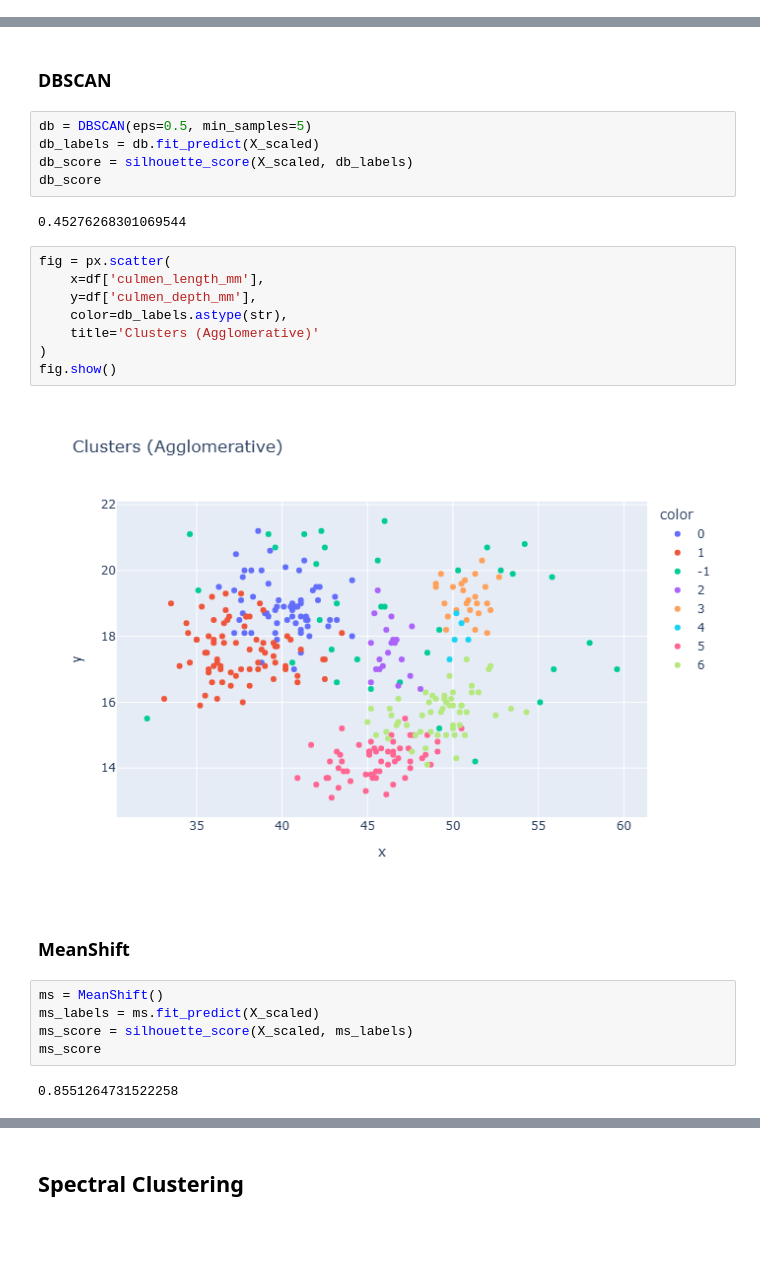
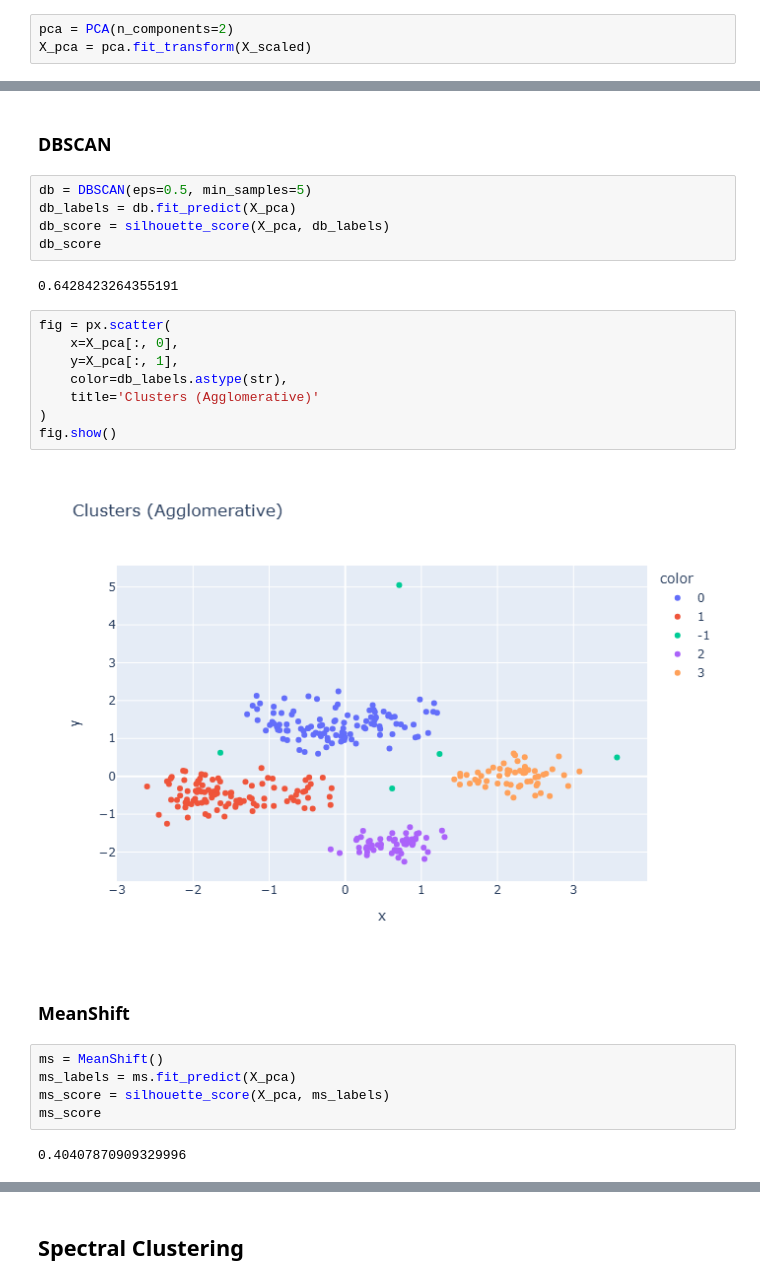
Before and after one commit to yashdeshpandex1/Clustering_Penguin_Groups, a Jupyter notebook: clustering_penguins_groups.ipynb, the cells around one changed output, grey strips where cells are left out. Drawn from its saved outputs; the diff is of its cells as text; blank space fills up the shorter version.

```diff
--- a/clustering_penguins_groups.ipynb
+++ b/clustering_penguins_groups.ipynb
@@ -86,0 +101,3 @@ df[cat_cols] = df[cat_cols].astype('category')
+# %%
+pca = PCA(n_components=2)
+X_pca = pca.fit_transform(X_scaled)
@@ -164,29 +178,29 @@ fig.show()
 ### DBSCAN
 # %%
 db = DBSCAN(eps=0.5, min_samples=5)
-db_labels = db.fit_predict(X_scaled)
-db_score = silhouette_score(X_scaled, db_labels)
+db_labels = db.fit_predict(X_pca)
+db_score = silhouette_score(X_pca, db_labels)
 db_score
 # %% [output]
-0.45276268301069544
+0.6428423264355191
 # %%
 fig = px.scatter(
-    x=df['culmen_length_mm'],
-    y=df['culmen_depth_mm'],
+    x=X_pca[:, 0],
+    y=X_pca[:, 1],
     color=db_labels.astype(str),
     title='Clusters (Agglomerative)'
 )
 fig.show()
 # %% [output]
-[figure, old version]
+[figure, new version]
 # %% [markdown]
 ### MeanShift
 # %%
 ms = MeanShift()
-ms_labels = ms.fit_predict(X_scaled)
-ms_score = silhouette_score(X_scaled, ms_labels)
+ms_labels = ms.fit_predict(X_pca)
+ms_score = silhouette_score(X_pca, ms_labels)
 ms_score
 # %% [output]
-0.8551264731522258
+0.40407870909329996
 # %%
 fig = px.scatter(
```
Also changed, not shown: parts of 20 cells of this notebook.
